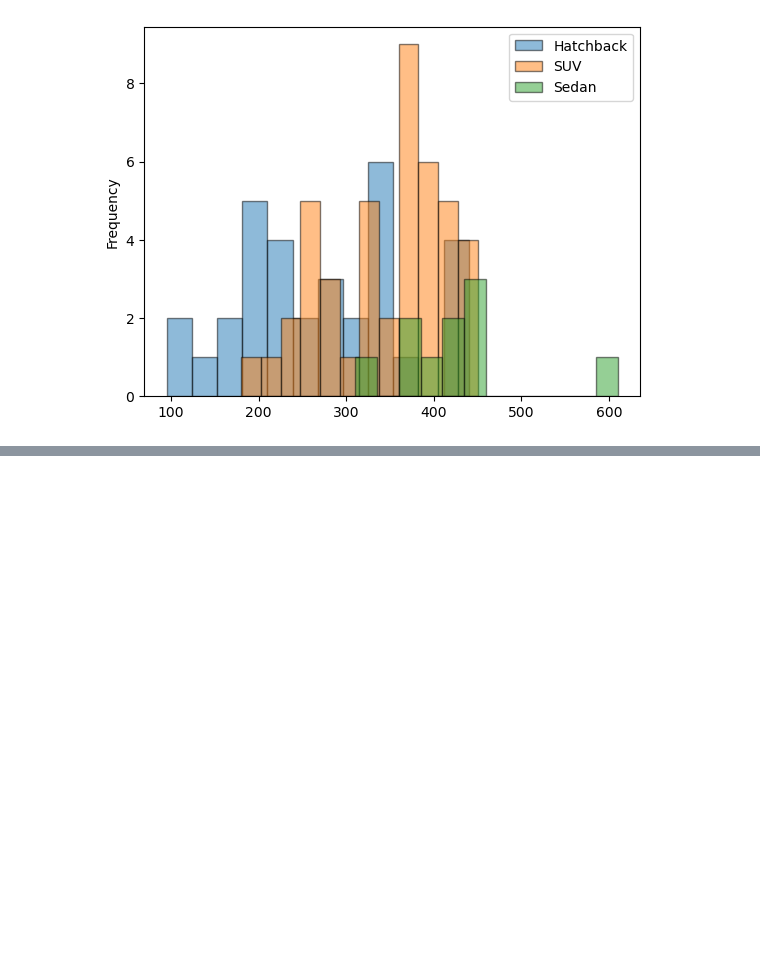
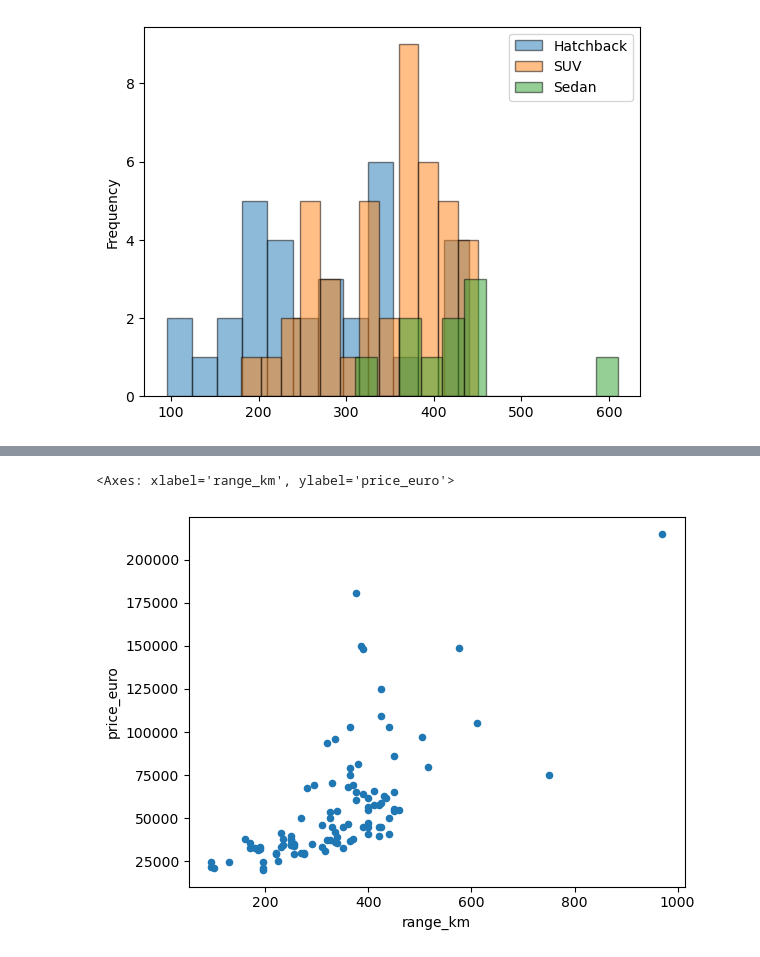
Before and after one commit to kellyshreeve/Web-App-of-Electric-Vehicle-Data-Visualizations, a Jupyter notebook: notebooks/EDA.ipynb, the cells around one changed output, grey strips where cells are left out. Cells and saved outputs as stored; diff of their text form; code cells hidden in the pictures; blank space fills up the shorter version.

```diff
--- a/notebooks/EDA.ipynb
+++ b/notebooks/EDA.ipynb
@@ -337,0 +347,5 @@ plt.show()
+# %%
+ev.plot(x='range_km', y='price_euro', kind='scatter')
+# %% [output]
+<Axes: xlabel='range_km', ylabel='price_euro'>
+[figure, added]
```
Also changed, not shown: parts of 2 cells of this notebook, 2 other files.
